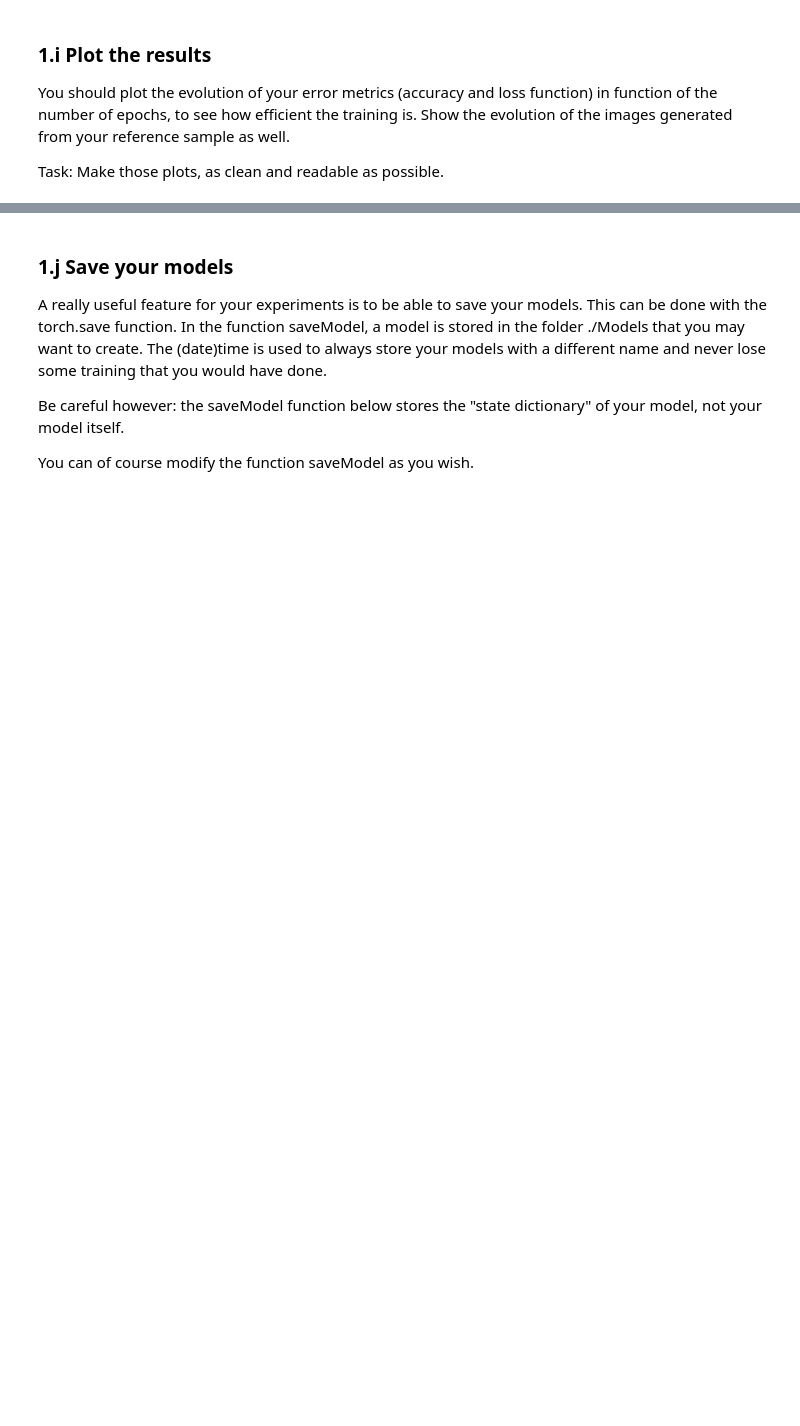
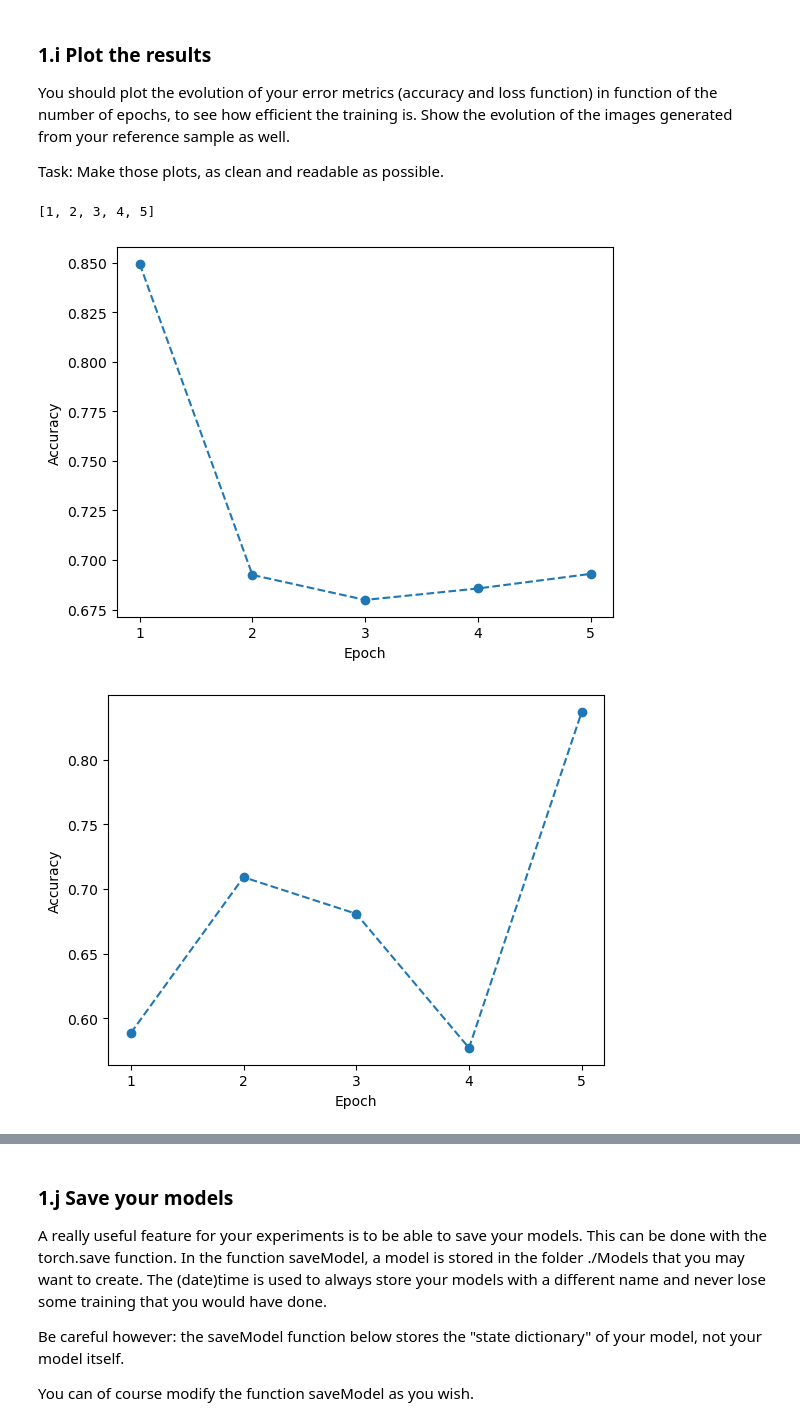
Before and after one commit to GiovanniFaldani/AlgorithmsInDataScience-Homework, a Jupyter notebook: HW3 - GAN and CNN part 1 - v2.ipynb, the cells around one changed output, grey strips where cells are left out. Drawn from its saved outputs; the diff is of its cells as text; code cells hidden in the pictures; blank space fills up the shorter version.

```diff
--- a/HW3 - GAN and CNN part 1 - v2.ipynb
+++ b/HW3 - GAN and CNN part 1 - v2.ipynb
@@ -612,0 +650,10 @@ showImages(image, generated=True)
+# %%
+import math
+
+print(len(generator_loss[0]))
+print(len(discriminator_loss[0]))
+
+generator_loss_average = np.average(generator_loss, axis = 1, weights = train_batch_size_epoch)
+discriminator_loss_average = np.average(discriminator_loss, axis = 1, weights = train_batch_size_epoch)
+val_acc_average = np.average(val_acc, axis = 1, weights = test_batch_size_epoch)
+train_acc_average = np.average(train_acc, axis = 1, weights = train_batch_size_epoch)
@@ -618,5 +668,41 @@ Task: Make those plots, as clean and readable as possible.
 # %%
 # Plots of accuracy and of loss function, images generated from your reference sample.
 # Show loss
+import matplotlib.pyplot as plt
+
+x = list(range(1,6))
+print(x)
+
+plt.plot(x, train_acc_average, label = "Train accuracy", linestyle='--', marker='o')
+plt.xlabel("Epoch")
+plt.ylabel("Accuracy")
+plt.xticks(x)
+plt.savefig('../Figures/trainAccuracy.png',dpi=300)
+plt.show()
+
+plt.plot(x, val_acc_average, label = "Validation accuracy", linestyle='--', marker='o')
+plt.xlabel("Epoch")
+plt.ylabel("Accuracy")
+plt.xticks(x)
+plt.savefig('../Figures/validationAccuracy.png',dpi=300)
+plt.show()
+
+plt.plot(x, generator_loss_average, label = "Generator loss", linestyle='--', marker='o')
+plt.xlabel("Epoch")
+plt.ylabel("Loss")
+plt.xticks(x)
+plt.savefig('../Figures/generatorLoss.png',dpi=300)
+plt.show()
+
+plt.plot(x, discriminator_loss_average, label = "Discriminator loss", linestyle='--', marker='o')
+plt.xlabel("Epoch")
+plt.xticks(x)
+plt.ylabel("Loss")
+plt.savefig('../Figures/discriminatorLoss.png',dpi=300)
+plt.show()
 
 # TO COMPLETE
+# %% [output]
+[1, 2, 3, 4, 5]
+[figure, added]
+[figure, added]
```
Also changed, not shown: parts of 19 cells of this notebook, 14 other files.
